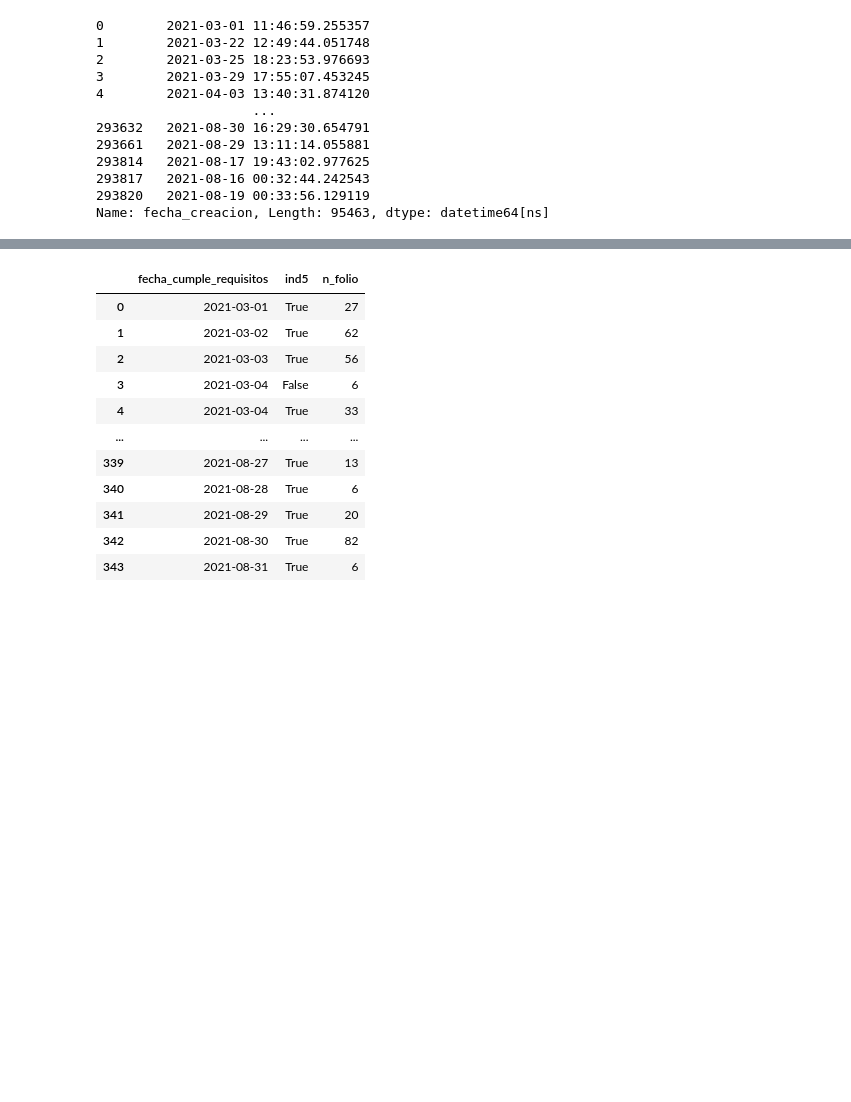
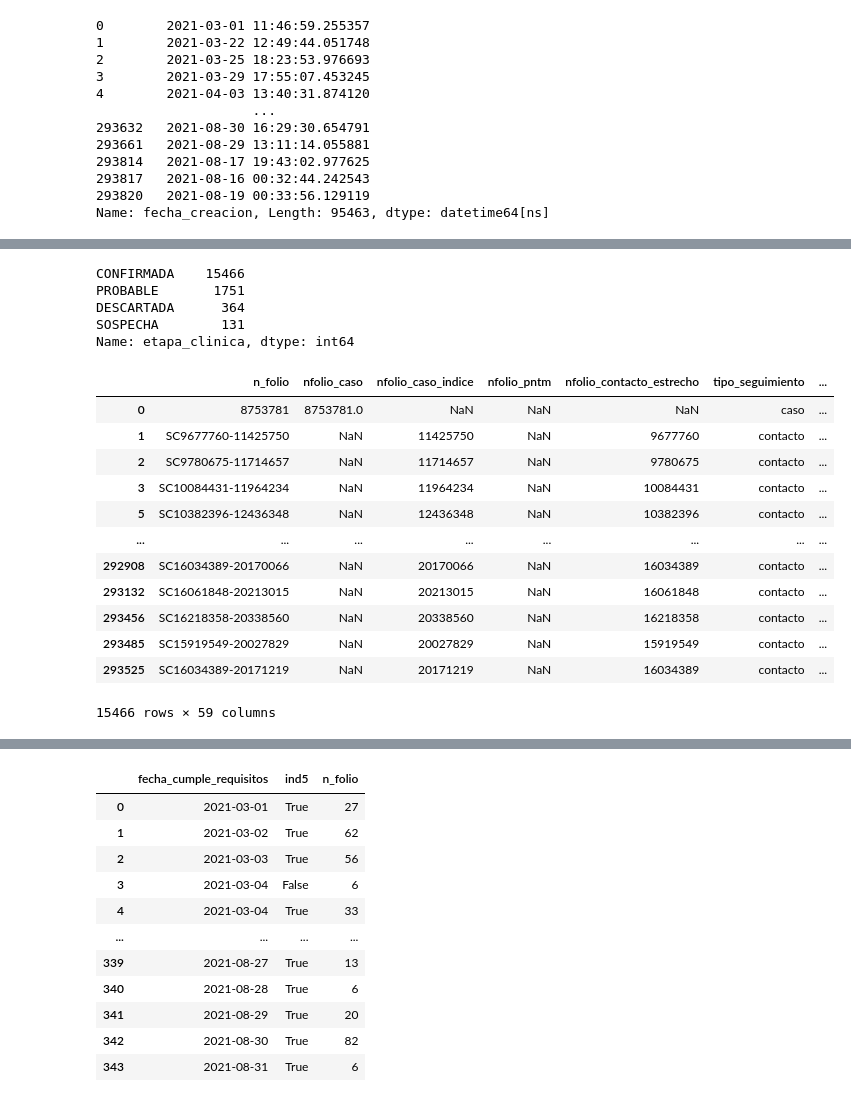
Before and after one commit to millacurafa/SeremiSaludAysenCovid, a Jupyter notebook: indicadores_trazabilidad.ipynb, the cells around one changed output, grey strips where cells are left out. Cells and saved outputs as stored; diff of their text form; code cells hidden in the pictures; blank space fills up the shorter version.

```diff
--- a/indicadores_trazabilidad.ipynb
+++ b/indicadores_trazabilidad.ipynb
@@ -737,0 +746,26 @@ See the caveats in the documentation: https://pandas.pydata.org/pandas-docs/stab
+# %%
+# Aún existen casos con 'etapa_clinica' DESCARTADA y SOSPECHA
+
+df_seguimiento_ind5.etapa_clinica.value_counts()
+# %% [output]
+CONFIRMADA    15466
+PROBABLE       1751
+DESCARTADA      364
+SOSPECHA        131
+Name: etapa_clinica, dtype: int64
+# %%
+df_seguimiento_ind5[df_seguimiento_ind5['etapa_clinica']=='CONFIRMADA']
+# %% [output]
+|  | n_folio | nfolio_caso | nfolio_caso_indice | nfolio_pntm | nfolio_contacto_estrecho | tipo_seguimiento | ... |
+| 0 | 8753781 | 8753781.0 | NaN | NaN | NaN | caso | ... |
+| 1 | SC9677760-11425750 | NaN | 11425750 | NaN | 9677760 | contacto | ... |
+| 2 | SC9780675-11714657 | NaN | 11714657 | NaN | 9780675 | contacto | ... |
+| 3 | SC10084431-11964234 | NaN | 11964234 | NaN | 10084431 | contacto | ... |
+| 5 | SC10382396-12436348 | NaN | 12436348 | NaN | 10382396 | contacto | ... |
+| ... | ... | ... | ... | ... | ... | ... | ... |
+| 292908 | SC16034389-20170066 | NaN | 20170066 | NaN | 16034389 | contacto | ... |
+| 293132 | SC16061848-20213015 | NaN | 20213015 | NaN | 16061848 | contacto | ... |
+| 293456 | SC16218358-20338560 | NaN | 20338560 | NaN | 16218358 | contacto | ... |
+| 293485 | SC15919549-20027829 | NaN | 20027829 | NaN | 15919549 | contacto | ... |
+| 293525 | SC16034389-20171219 | NaN | 20171219 | NaN | 16034389 | contacto | ... |
+15466 rows × 59 columns
```
Also changed, not shown: parts of 22 cells of this notebook.
